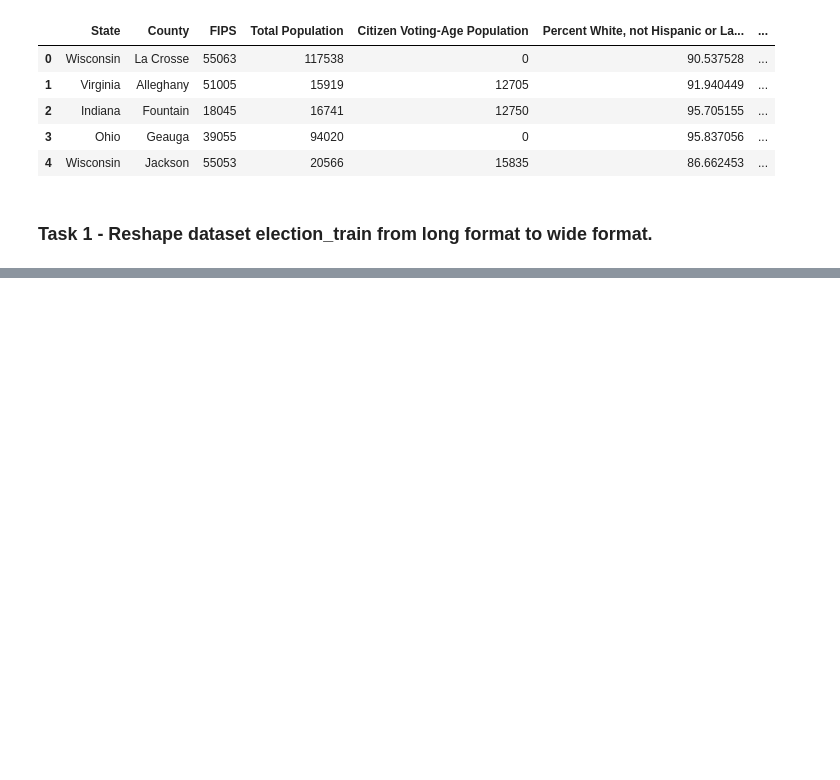
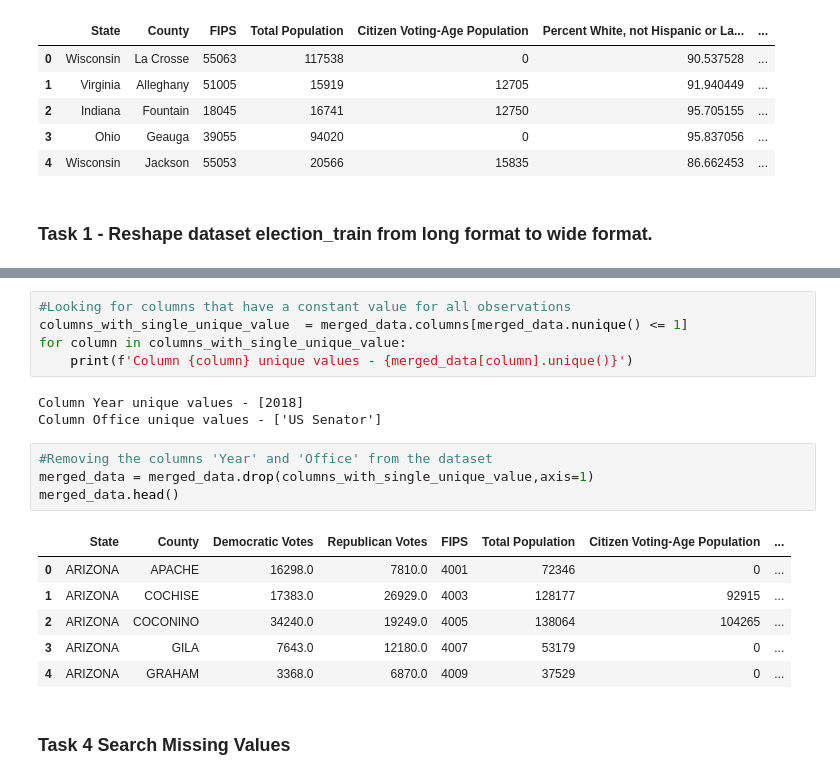
Before and after one commit to keshvi-srivastava/US-Election-Data-Exploration, a Jupyter notebook: Project 1 - US Election Data Exploration.ipynb, the cells around one changed output, grey strips where cells are left out. Saved outputs shown, nothing was run; the diff lists cells and outputs as text; blank space fills up the shorter version.

```diff
--- a/Project 1 - US Election Data Exploration.ipynb
+++ b/Project 1 - US Election Data Exploration.ipynb
@@ -52,0 +134,21 @@ dtype: int64
+# %%
+#Looking for columns that have a constant value for all observations
+columns_with_single_unique_value  = merged_data.columns[merged_data.nunique() <= 1]
+for column in columns_with_single_unique_value:
+    print(f'Column {column} unique values - {merged_data[column].unique()}')
+# %% [output]
+Column Year unique values - [2018]
+Column Office unique values - ['US Senator']
+# %%
+#Removing the columns 'Year' and 'Office' from the dataset
+merged_data = merged_data.drop(columns_with_single_unique_value,axis=1)
+merged_data.head()
+# %% [output]
+|  | State | County | Democratic Votes | Republican Votes | FIPS | Total Population | Citizen Voting-Age Population | ... |
+| 0 | ARIZONA | APACHE | 16298.0 | 7810.0 | 4001 | 72346 | 0 | ... |
+| 1 | ARIZONA | COCHISE | 17383.0 | 26929.0 | 4003 | 128177 | 92915 | ... |
+| 2 | ARIZONA | COCONINO | 34240.0 | 19249.0 | 4005 | 138064 | 104265 | ... |
+| 3 | ARIZONA | GILA | 7643.0 | 12180.0 | 4007 | 53179 | 0 | ... |
+| 4 | ARIZONA | GRAHAM | 3368.0 | 6870.0 | 4009 | 37529 | 0 | ... |
+# %% [markdown]
+### Task 4 Search Missing Values
```
Also changed, not shown: parts of 11 cells of this notebook, 3 other files.
